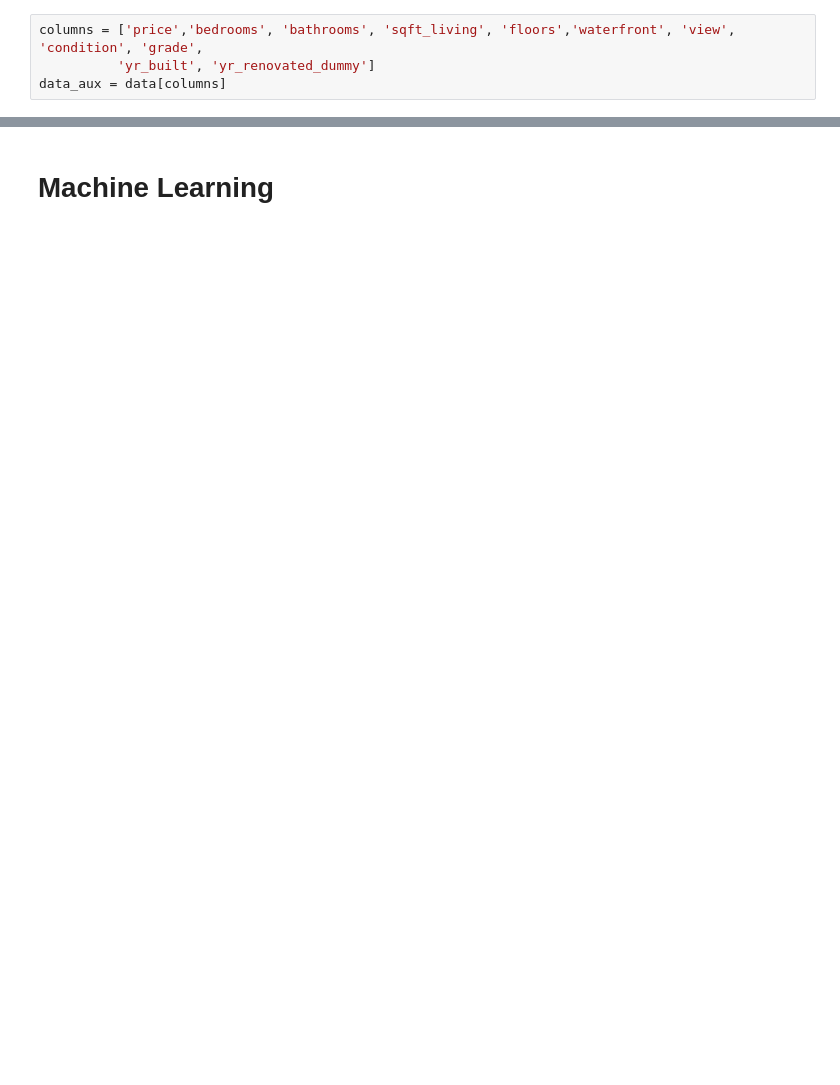
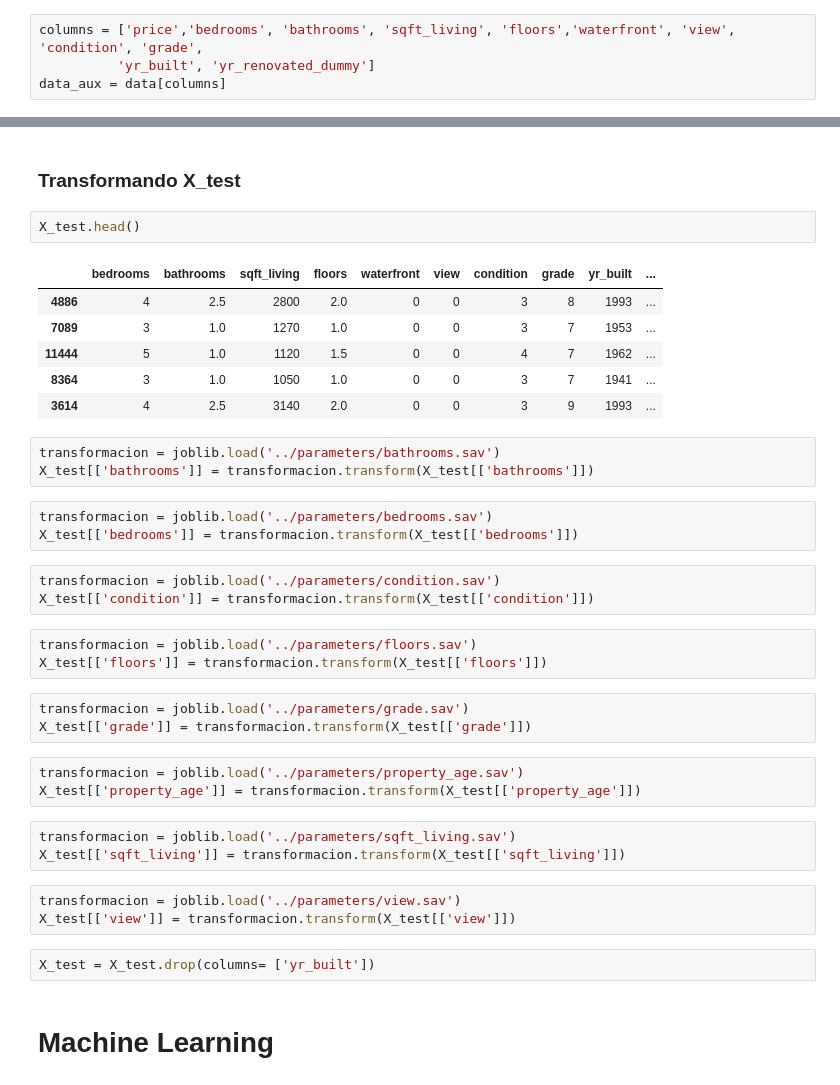
Before and after one commit to sebmatecho/CienciaDeDatos, a Jupyter notebook: ProyectoPreciosCasas/notebook/Machine Learning.ipynb, the cells around one changed output, grey strips where cells are left out. Drawn from its saved outputs; the diff is of its cells as text; blank space fills up the shorter version.

```diff
--- a/ProyectoPreciosCasas/notebook/Machine Learning.ipynb
+++ b/ProyectoPreciosCasas/notebook/Machine Learning.ipynb
@@ -178,2 +271,39 @@ data_aux = data[columns]
+# %% [markdown]
+### Transformando X_test
+# %%
+X_test.head()
+# %% [output]
+|  | bedrooms | bathrooms | sqft_living | floors | waterfront | view | condition | grade | yr_built | ... |
+| 4886 | 4 | 2.5 | 2800 | 2.0 | 0 | 0 | 3 | 8 | 1993 | ... |
+| 7089 | 3 | 1.0 | 1270 | 1.0 | 0 | 0 | 3 | 7 | 1953 | ... |
+| 11444 | 5 | 1.0 | 1120 | 1.5 | 0 | 0 | 4 | 7 | 1962 | ... |
+| 8364 | 3 | 1.0 | 1050 | 1.0 | 0 | 0 | 3 | 7 | 1941 | ... |
+| 3614 | 4 | 2.5 | 3140 | 2.0 | 0 | 0 | 3 | 9 | 1993 | ... |
+# %%
+transformacion = joblib.load('../parameters/bathrooms.sav')
+X_test[['bathrooms']] = transformacion.transform(X_test[['bathrooms']])
+# %%
+transformacion = joblib.load('../parameters/bedrooms.sav')
+X_test[['bedrooms']] = transformacion.transform(X_test[['bedrooms']])
+# %%
+transformacion = joblib.load('../parameters/condition.sav')
+X_test[['condition']] = transformacion.transform(X_test[['condition']])
+# %%
+transformacion = joblib.load('../parameters/floors.sav')
+X_test[['floors']] = transformacion.transform(X_test[['floors']])
+# %%
+transformacion = joblib.load('../parameters/grade.sav')
+X_test[['grade']] = transformacion.transform(X_test[['grade']])
+# %%
+transformacion = joblib.load('../parameters/property_age.sav')
+X_test[['property_age']] = transformacion.transform(X_test[['property_age']])
+# %%
+transformacion = joblib.load('../parameters/sqft_living.sav')
+X_test[['sqft_living']] = transformacion.transform(X_test[['sqft_living']])
+# %%
+transformacion = joblib.load('../parameters/view.sav')
+X_test[['view']] = transformacion.transform(X_test[['view']])
+# %%
+X_test = X_test.drop(columns= ['yr_built'])
 # %% [markdown]
 # Machine Learning
```
Also changed, not shown: parts of 36 cells of this notebook, 8 other files.
